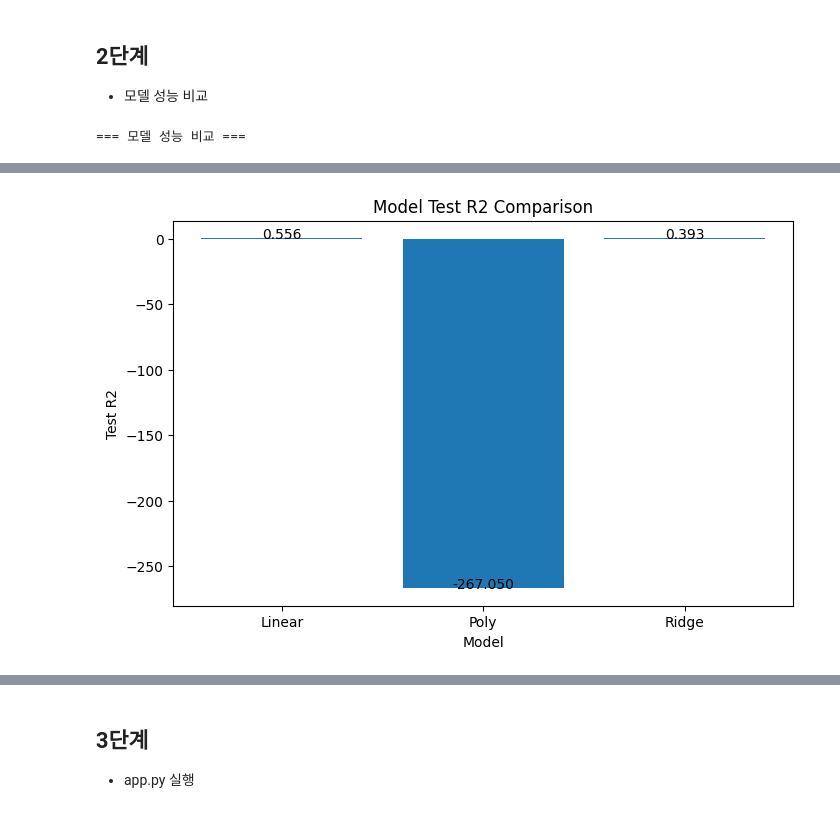
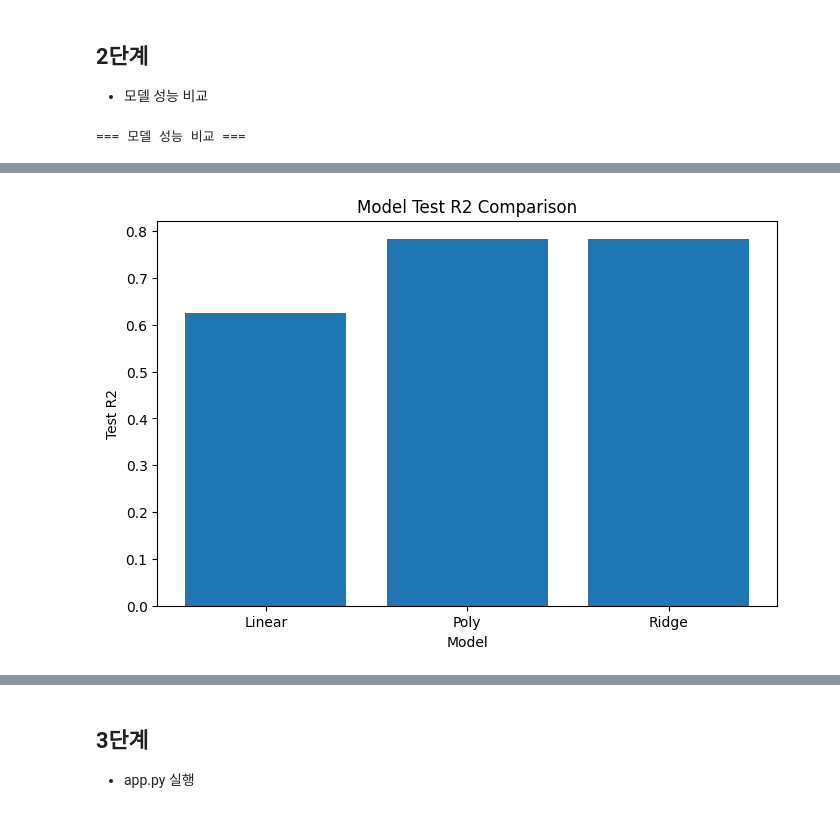
Before and after one commit to chomingi-25/2026_tues_bigdatacomputing_class, a Jupyter notebook: 다중_특성_회귀_모델_파이프라인_구축_및_Streamlit_웹_서비스_배포.ipynb, the cells around one changed output, grey strips where cells are left out. Cells and saved outputs as stored; diff of their text form; code cells hidden in the pictures.

```diff
--- a/다중_특성_회귀_모델_파이프라인_구축_및_Streamlit_웹_서비스_배포.ipynb
+++ b/다중_특성_회귀_모델_파이프라인_구축_및_Streamlit_웹_서비스_배포.ipynb
@@ -121,82 +79,50 @@ from sklearn.pipeline import Pipeline
 from sklearn.preprocessing import StandardScaler, PolynomialFeatures
 from sklearn.linear_model import LinearRegression, Ridge
 from sklearn.metrics import r2_score, mean_squared_error
+import warnings
 
-# 1. 데이터 로드
-url="https://github.com/dongupak/DataML/raw/main/csv/life_expectancy.csv"
-df=pd.read_csv(url)
-df=df.dropna()
-X=df[[
-    "Adult mortality",
-    "BMI",
-    "GDP",
-    "Alcohol"
-]]
-y=df["Life expectancy"]
+# 0. 경고 무시
+warnings.filterwarnings("ignore", category=UserWarning)
 
-# 2. 데이터 분할
-X_train, X_test, y_train, y_test=train_test_split(X, y, test_size=0.2, random_state=50)
-
-# 3. 모델 생성
-linear_model=Pipeline([
-    ("scaler", StandardScaler()),
-    ("model", LinearRegression())
-])
-poly_model=Pipeline([
-    ("scaler", StandardScaler()),
-    ("poly", PolynomialFeatures(degree=3)),
-    ("model", LinearRegression())
-])
-ridge_model=Pipeline([
-    ("scaler", StandardScaler()),
-    ("poly", PolynomialFeatures(degree=3)),
-    ("model", Ridge(alpha=1.0))
-])
-# 4. 모델 성능 비교
+# 1. 모델 성능 비교
+results=[] # 성능 결과 저장용 리스트 생성
 models={
     "Linear": linear_model,
     "Poly": poly_model,
     "Ridge": ridge_model
 } # 비교할 모델들을 딕셔너리 형태로 저장
-results=[] # 성능 결과 저장용 리스트 생성
-X_train_small=X_train.sample(n=50, random_state=50) # 학습 데이터 중 50개만 무작위 추출
-y_train_small=y_train.loc[X_train_small.index] # 추출된 50개 X 데이터에 해당하는 y값 선택
 for name, model in models.items():     # models 딕셔너리에서 모델 이름과 모델 객체를 하나씩 꺼냄
-  model.fit(X_train_small, y_train_small) # 50개 학습 데이터로 모델 학습
-  train_pred=model.predict(X_train_small) # 학습 데이터에 대한 예측값 생성
+  train_pred=model.predict(X_train) # 학습 데이터에 대한 예측값 생성
   test_pred=model.predict(X_test)      # 테스트 데이터에 대한 예측값 생성
-  train_r2=r2_score(y_train_small, train_pred)  # 학습 데이터의 R2 점수 계산
+  train_r2=r2_score(y_train, train_pred)  # 학습 데이터의 R2 점수 계산
   test_r2=r2_score(y_test, test_pred)  # 테스트 데이터의 R2 점수 계산
-  train_mse=mean_squared_error(y_train_small, train_pred)  # 학습 데이터의 MSE 계산
+  train_mse=mean_squared_error(y_train, train_pred)  # 학습 데이터의 MSE 계산
   test_mse=mean_squared_error(y_test, test_pred)   # 테스트 데이터의 MSE 계산
   if name=="Linear":
-    complexity=X_train_small.shape[1] # 원본 특성 개수 저장
+    complexity=X_train.shape[1] # 원본 특성 개수 저장
   else:
-    complexity=model.named_steps['poly'].fit_transform(X_train_small).shape[1] # 다항 회귀 모델로 변환 후 특성 개수
+    complexity=model.named_steps['poly'].transform(X_train).shape[1] # 다항 회귀 모델로 변환 후 특성 개수
   results.append({ # 성능 결과를 딕셔너리 형태로 리스트에 추가
-      "Model": name,    # 모델 이름 저장
+      "Model":name,    # 모델 이름 저장
       "Train R2": round(train_r2, 4),    # 학습 데이터 R2를 소수점 4자리로 저장
-      "Test R2": round(test_r2, 4),      # 테스트 데이터 R2를 소수점 4자리로 저장
-      "Train MSE": round(train_mse, 4),  # 학습 데이터 MSE를 소수점 4자리로 저장
-      "Test MSE": round(test_mse, 4),    # 테스트 데이터 MSE를 소수점 4자리로 저장
-      "Complexity": complexity           # 모델 복잡도 저장
+      "Test R2":round(test_r2, 4),      # 테스트 데이터 R2를 소수점 4자리로 저장
+      "Train MSE":round(train_mse, 4),  # 학습 데이터 MSE를 소수점 4자리로 저장
+      "Test MSE":round(test_mse, 4),    # 테스트 데이터 MSE를 소수점 4자리로 저장
+      "Complexity":complexity           # 모델 복잡도 저장
   })   # 현재 모델의 성능 결과 저장 완료
 result_df=pd.DataFrame(results) # 결과를 데이터프레임으로 변환
-# 모델 성능 비교 결과 출력
+# 2. 모델 성능 비교 결과 출력
 print("=== 모델 성능 비교 ===")  # 출력 제목 표시
 display(result_df) # 성능 비교 테이블 출력
-plot_df=result_df.copy()
-plot_df["Test R2"]=pd.to_numeric(plot_df["Test R2"])
-plt.figure(figsize=(8, 5)) # 막대그래프 크기 설정
-plt.bar(
-    plot_df["Model"],    # x축 : 모델 이름
-    plot_df["Test R2"]  # y축 : 테스트 R2
+joblib.dump(result_df, "result_df.pkl")
+fig, ax=plt.subplots(figsize=(8, 5)) # 막대그래프 크기 설정
+ax.bar(
+    result_df["Model"],    # x축 : 모델 이름
+    result_df["Test R2"]  # y축 : 테스트 R2
 ) # 모델별 Test R2 비교 그래프 생성
-for i, v in enumerate(result_df["Test R2"]):   # 각 막대 위에 수치 표시
-  plt.text(i, v, "{:.3f}".format(v), ha="center")  # 텍스트 출력 및 중앙 배열
-plt.title("Model Test R2 Comparison") # 그래프 제목 설정
-plt.xlabel("Model") # x축 이름 설정
-plt.ylabel("Test R2") # y축 이름 설정
+ax.set_title("Model Test R2 Comparison") # 그래프 제목 설정
+ax.set_xlabel("Model") # x축 이름 설정
+ax.set_ylabel("Test R2") # y축 이름 설정
 plt.show() # 그래프 출력
 best_idx=result_df["Test R2"].idxmax() # Test R2가 가장 높은 모델의 인덱스 찾기
 best_model=result_df.loc[best_idx] # 최고 성능 모델 정보 추출
@@ -215,2 +141,2 @@ print("Complexity :", best_model["Complexity"]) # 최고 성능 모델의 복잡
-[figure, old version]
+[figure, new version]
 === 최고 성능 모델 ===
```
Also changed, not shown: parts of 9 cells of this notebook.
